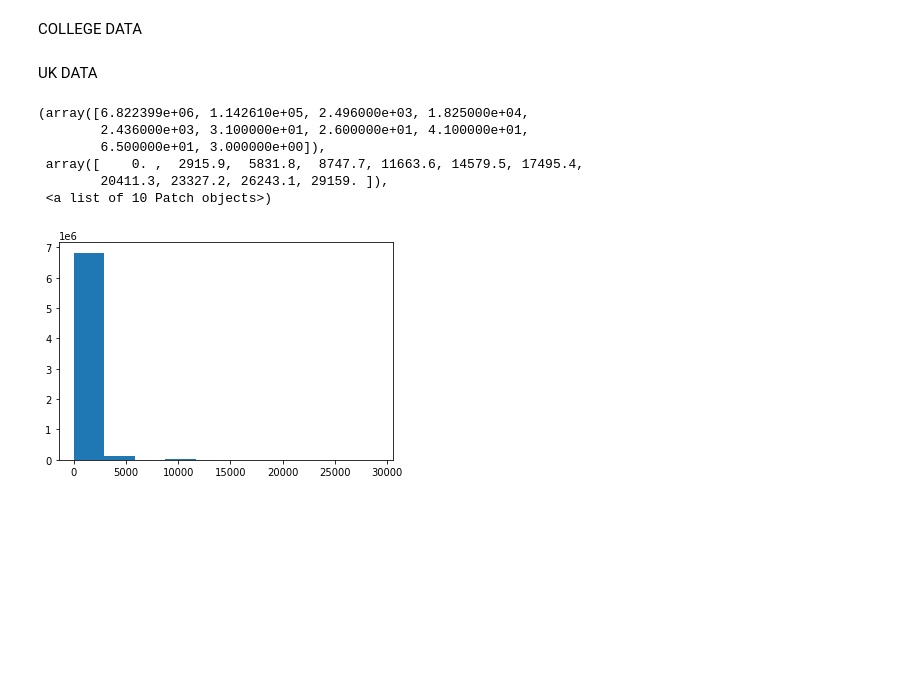
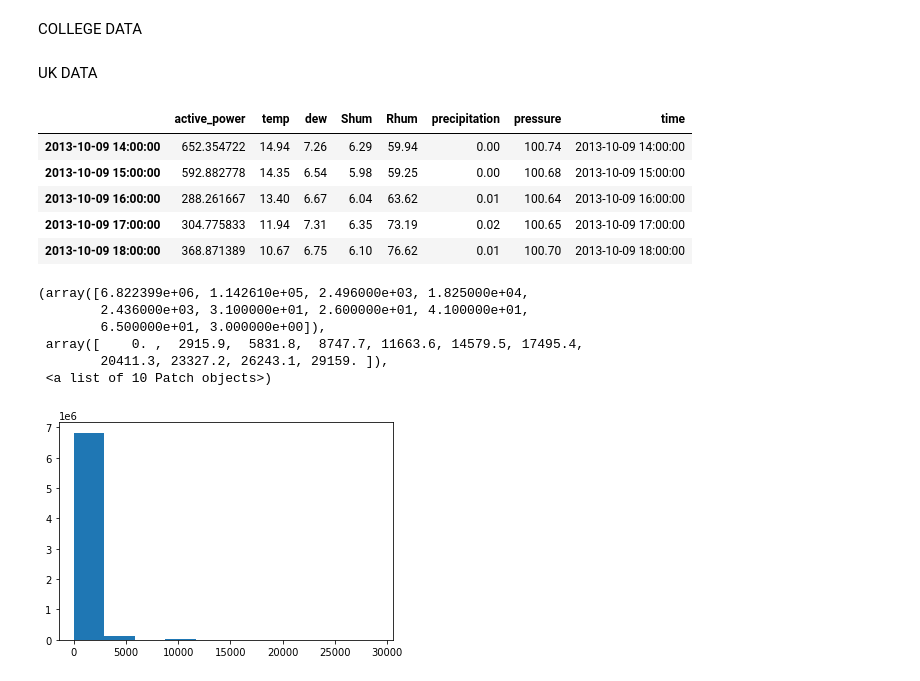
Before and after one commit to chandank21/Electrical-Household-Load-Forecasting, a Jupyter notebook: Load_Forecasting_using_RNN.ipynb, the cells around one changed output. Cells and saved outputs as stored; diff of their text form; code cells hidden in the pictures; blank space fills up the shorter version.

```diff
--- a/Load_Forecasting_using_RNN.ipynb
+++ b/Load_Forecasting_using_RNN.ipynb
@@ -111,3 +111,14 @@ UK DATA
 UK_data = pd.read_csv(r'/content/drive/MyDrive/datasets/House_1.csv')
 UK_data=UK_data.set_index(UK_data['Time'])[['Aggregate']]
 UK_data.index = pd.to_datetime(UK_data.index)
+# %%
+time_index = pd.date_range(start='2013-10-09 14:00:00',end='2015-07-10 10:59:59',freq='1H')
+active_power = []
+for i in range(len(time_index)-1):
+  hour_df=UK_data.loc[time_index[i]:time_index[i+1]]
+  value = hour_df.Aggregate.values
+  total=0
+  for j in range(len(hour_df.index)-1):
+    total+=(hour_df.index[j+1]-hour_df.index[j]).total_seconds()*value[j]
+  active_power.append((total/3600))
+UK_houly_data = pd.DataFrame({'active_power':active_power},index=time_index[:-1])
@@ -114,3 +127,30 @@ UK_data.index = pd.to_datetime(UK_data.index)
+# %%
+uk_weather = pd.read_csv(r'/content/drive/MyDrive/datasets/london_weather_data.csv',
+                         header=0)
+# %%
+LIST=[]
+for i in range(uk_weather.shape[0]):
+  if uk_weather.HR.values[i] < 10:
+    string = f"{uk_weather.YEAR.values[i]}-{uk_weather.MO.values[i]}-{uk_weather.DY.values[i]} {0}{uk_weather.HR.values[i]}"
+  else:
+    string = f"{uk_weather.YEAR.values[i]}-{uk_weather.MO.values[i]}-{uk_weather.DY.values[i]} {uk_weather.HR.values[i]}"
+
+  LIST.append(pd.to_datetime(string,format='%Y-%m-%d %H'))
+
+uk_weather['time']=LIST
+uk_weather=uk_weather.set_index(uk_weather['time'],drop=False)
+uk_weather.drop(['YEAR','MO','DY','HR','time'],axis=1,inplace=True)
+# %%
+UK_data=pd.merge(UK_houly_data, uk_weather, left_index=True, right_index=True)
+# %%
+UK_data.head()
+# %% [output]
+|  | active_power | temp | dew | Shum | Rhum | precipitation | pressure | time |
+| 2013-10-09 14:00:00 | 652.354722 | 14.94 | 7.26 | 6.29 | 59.94 | 0.00 | 100.74 | 2013-10-09 14:00:00 |
+| 2013-10-09 15:00:00 | 592.882778 | 14.35 | 6.54 | 5.98 | 59.25 | 0.00 | 100.68 | 2013-10-09 15:00:00 |
+| 2013-10-09 16:00:00 | 288.261667 | 13.40 | 6.67 | 6.04 | 63.62 | 0.01 | 100.64 | 2013-10-09 16:00:00 |
+| 2013-10-09 17:00:00 | 304.775833 | 11.94 | 7.31 | 6.35 | 73.19 | 0.02 | 100.65 | 2013-10-09 17:00:00 |
+| 2013-10-09 18:00:00 | 368.871389 | 10.67 | 6.75 | 6.10 | 76.62 | 0.01 | 100.70 | 2013-10-09 18:00:00 |
 # %%
 plt.hist(UK_data.Aggregate.values)
 # %% [output]
```
Also changed, not shown: parts of 2 cells of this notebook.
